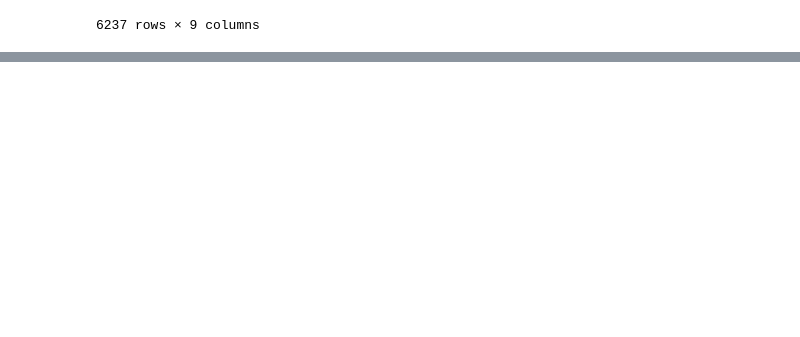
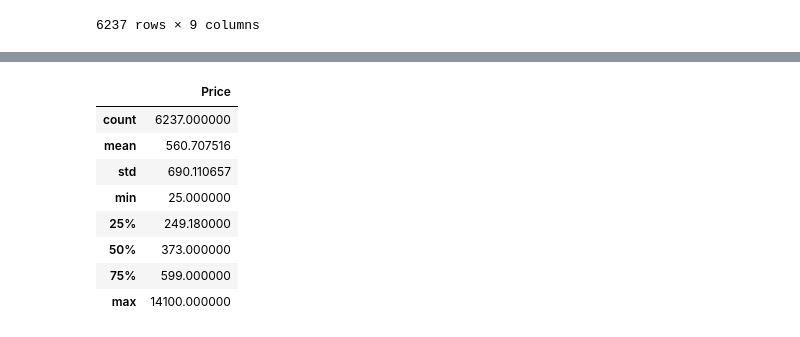
Before and after one commit to ashok2216-A/Hackthon-Book_Price_Prediction, a Jupyter notebook: Hackthon_Book_Price_Prediction.ipynb, the cells around one changed output, grey strips where cells are left out. Drawn from its saved outputs; the diff is of its cells as text; code cells hidden in the pictures; blank space fills up the shorter version.

```diff
--- a/Hackthon_Book_Price_Prediction.ipynb
+++ b/Hackthon_Book_Price_Prediction.ipynb
@@ -120,0 +168,12 @@ train_df
+# %%
+train_df.describe()
+# %% [output]
+|  | Price |
+| count | 6237.000000 |
+| mean | 560.707516 |
+| std | 690.110657 |
+| min | 25.000000 |
+| 25% | 249.180000 |
+| 50% | 373.000000 |
+| 75% | 599.000000 |
+| max | 14100.000000 |
```
Also changed, not shown: parts of 13 cells of this notebook.
